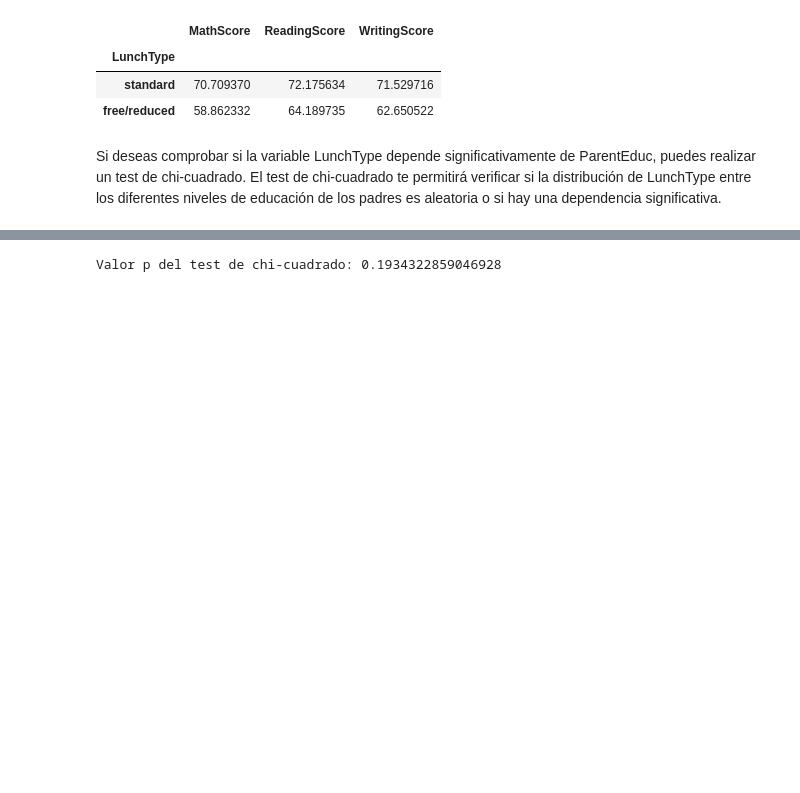
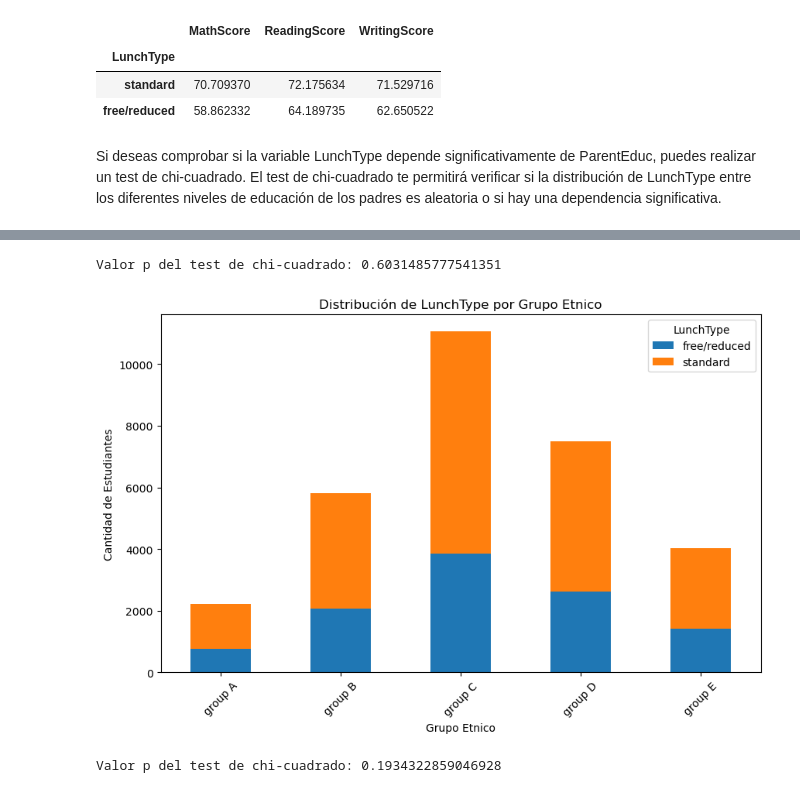
Before and after one commit to catearesu/Project_ML, a Jupyter notebook: Project_3Analisis.ipynb, the cells around one changed output, grey strips where cells are left out. Drawn from its saved outputs; the diff is of its cells as text; code cells hidden in the pictures; blank space fills up the shorter version.

```diff
--- a/Project_3Analisis.ipynb
+++ b/Project_3Analisis.ipynb
@@ -1007,6 +1007,26 @@ Valor p del test de chi-cuadrado: 0.3292822466602732
 # Si el valor p es menor que un umbral común como 0.05,
 # podrías concluir que hay una relación significativa entre el tipo de almuerzo (LunchType) y el nivel educativo de los padres (ParentEduc).
 # me quedo con la variable
+# %%
+from scipy.stats import chi2_contingency
+
+# Crear la tabla de contingencia
+contingency_table = pd.crosstab(categoricals["EthnicGroup"], categoricals["LunchType"])
+
+# Realizar el test de chi-cuadrado
+chi2, p, dof, expected = chi2_contingency(contingency_table) # en crosstab están los totales...
+
+print(f"Valor p del test de chi-cuadrado: {p}")
+# Gráfico de barras apiladas
+contingency_table.plot(kind='bar', stacked=True, figsize=(10,6))
+plt.title('Distribución de LunchType por Grupo Etnico')
+plt.ylabel('Cantidad de Estudiantes')
+plt.xlabel('Grupo Etnico')
+plt.xticks(rotation=45)
+plt.show()
+# %% [output]
+Valor p del test de chi-cuadrado: 0.6031485777541351
+[figure, added]
 # %%
 from scipy.stats import chi2_contingency
 
```
Also changed, not shown: parts of 26 cells of this notebook, 48 other files.
